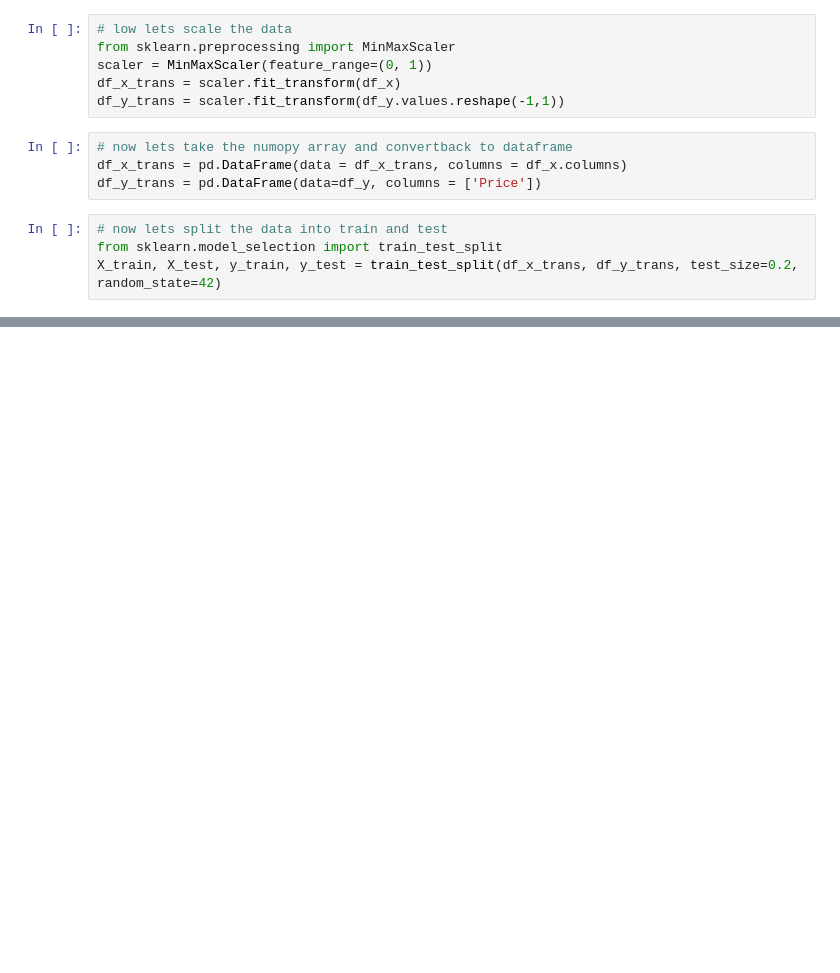
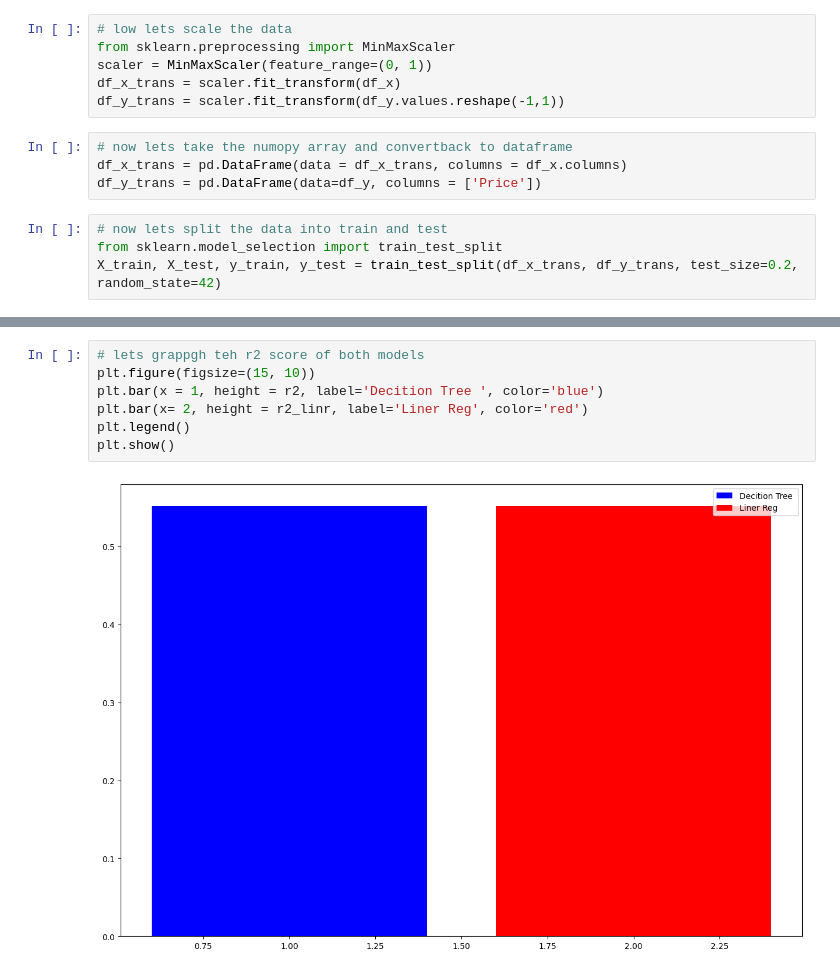
Before and after one commit to KanishkThamman/India-Housing, a Jupyter notebook: main.ipynb, the cells around one changed output, grey strips where cells are left out. Drawn from its saved outputs; the diff is of its cells as text; blank space fills up the shorter version.

```diff
--- a/main.ipynb
+++ b/main.ipynb
@@ -144,0 +231,9 @@ R-squared Score: 0.2255990086663029
+# %%
+# lets grappgh teh r2 score of both models
+plt.figure(figsize=(15, 10))
+plt.bar(x = 1, height = r2, label='Decition Tree ', color='blue')
+plt.bar(x= 2, height = r2_linr, label='Liner Reg', color='red')
+plt.legend()
+plt.show()
+# %% [output]
+[figure, added]
```
Also changed, not shown: parts of 6 cells of this notebook.
